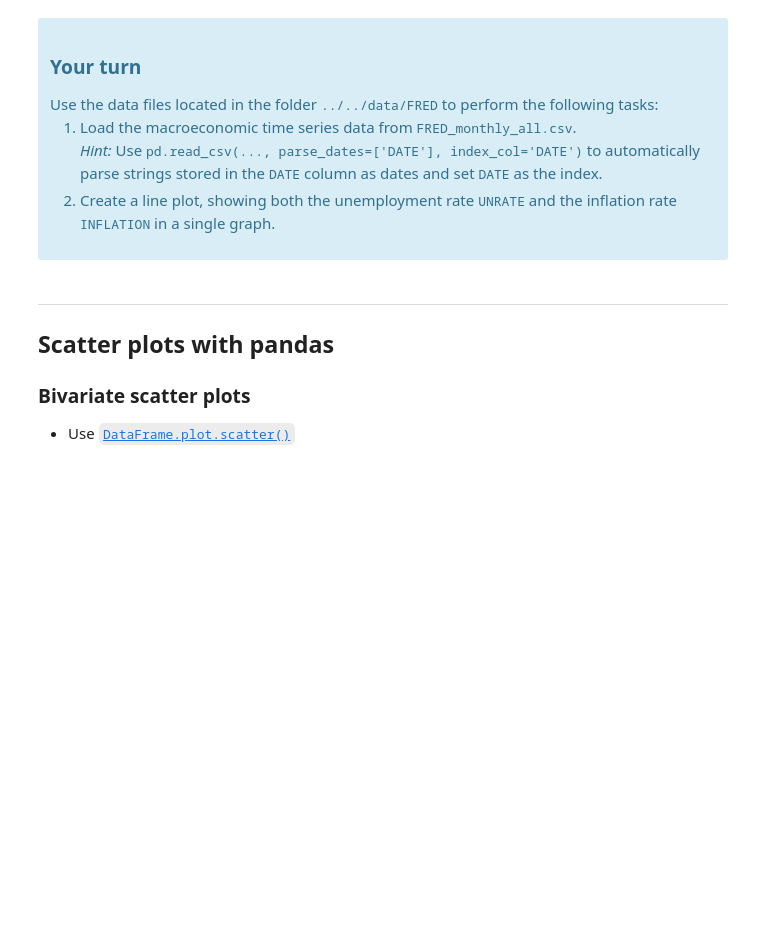
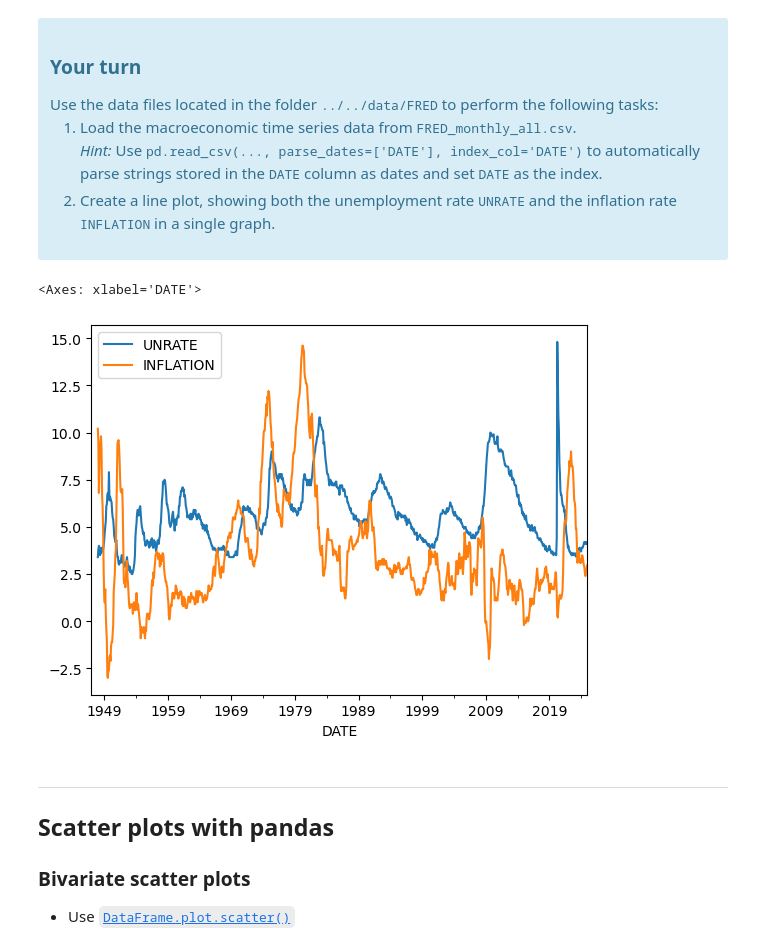
Before and after one commit to termineinar/TECH2-H25, a Jupyter notebook: lectures/lecture3/lecture3-template-ES.ipynb, the cells around one changed output. Drawn from its saved outputs; the diff is of its cells as text; code cells hidden in the pictures; blank space fills up the shorter version.

```diff
--- a/lectures/lecture3/lecture3-template-ES.ipynb
+++ b/lectures/lecture3/lecture3-template-ES.ipynb
@@ -484,6 +484,14 @@ Use the data files located in the folder <TT>../../data/FRED</TT> to perform the
     </li>
 </ol>
 </div>
+# %%
+filepath = "../../data/FRED/FRED_monthly_all.csv"
+df = pd.read_csv(filepath, parse_dates=["DATE"], index_col="DATE") #setting Date as the index
+#unrate & inflation graph
+df.reset_index().plot(x="DATE", y = ["UNRATE", "INFLATION"]) #reset the index to plot the graph. (unsure if its the best way)
+# %% [output]
+<Axes: xlabel='DATE'>
+[figure, added]
 # %% [markdown]
 ***
 ## Scatter plots with pandas
```
Also changed, not shown: 3 other files.
